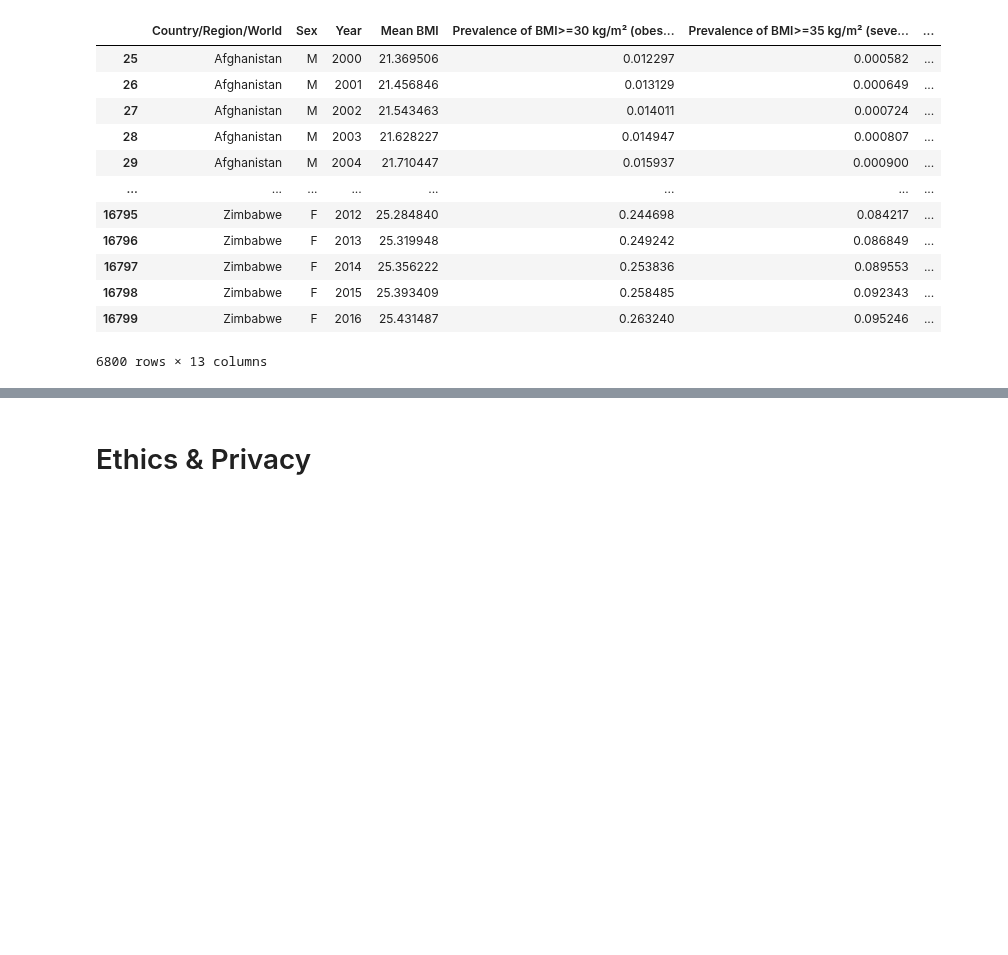
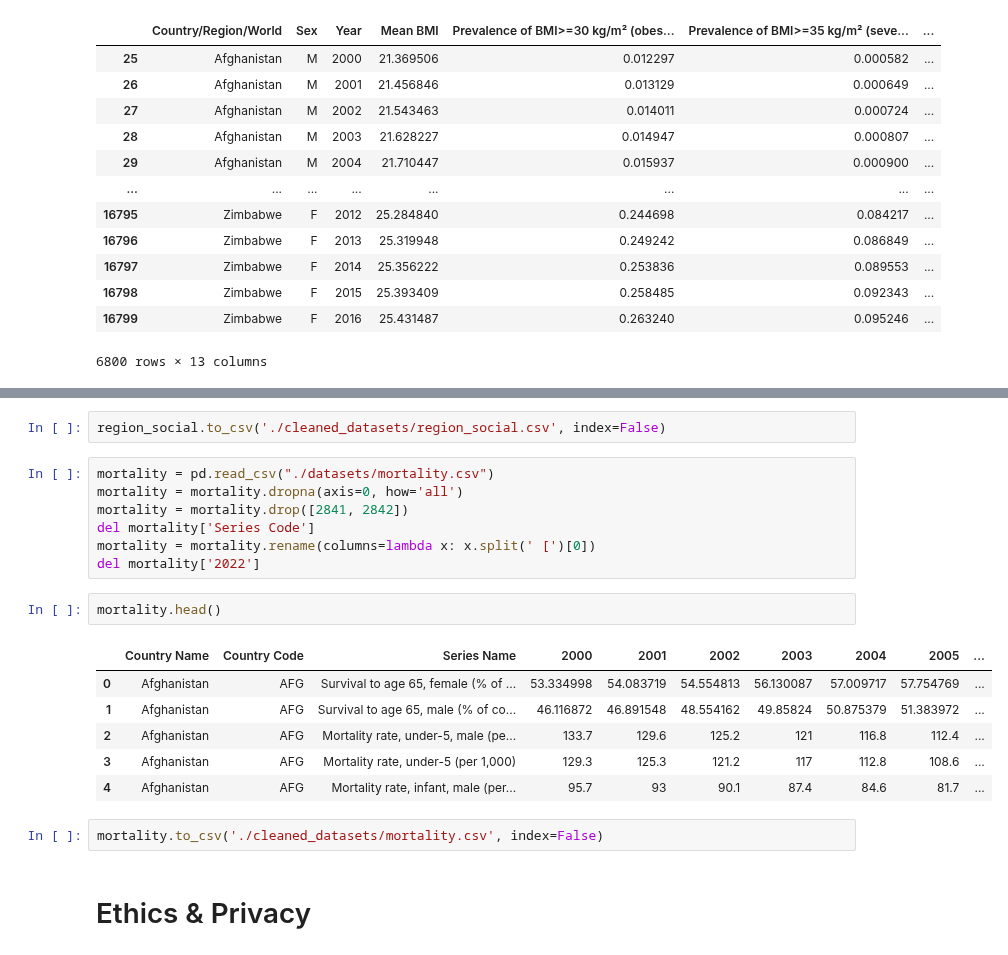
Before and after one commit to COGS108/Group074_WI24, a Jupyter notebook: DataCheckpoint_Group074_WI24_Verson_1.ipynb, the cells around one changed output, grey strips where cells are left out. Cells and saved outputs as stored; diff of their text form; blank space fills up the shorter version.

```diff
--- a/DataCheckpoint_Group074_WI24_Verson_1.ipynb
+++ b/DataCheckpoint_Group074_WI24_Verson_1.ipynb
@@ -151,3 +281,23 @@ bmi.to_csv('./datasets/bim_country_clean.csv', index=False)
+# %%
+region_social.to_csv('./cleaned_datasets/region_social.csv', index=False)
+# %%
+mortality = pd.read_csv("./datasets/mortality.csv")
+mortality = mortality.dropna(axis=0, how='all')
+mortality = mortality.drop([2841, 2842])
+del mortality['Series Code']
+mortality = mortality.rename(columns=lambda x: x.split(' [')[0])
+del mortality['2022']
+# %%
+mortality.head()
+# %% [output]
+|  | Country Name | Country Code | Series Name | 2000 | 2001 | 2002 | 2003 | 2004 | 2005 | ... |
+| 0 | Afghanistan | AFG | Survival to age 65, female (% of ... | 53.334998 | 54.083719 | 54.554813 | 56.130087 | 57.009717 | 57.754769 | ... |
+| 1 | Afghanistan | AFG | Survival to age 65, male (% of co... | 46.116872 | 46.891548 | 48.554162 | 49.85824 | 50.875379 | 51.383972 | ... |
+| 2 | Afghanistan | AFG | Mortality rate, under-5, male (pe... | 133.7 | 129.6 | 125.2 | 121 | 116.8 | 112.4 | ... |
+| 3 | Afghanistan | AFG | Mortality rate, under-5 (per 1,000) | 129.3 | 125.3 | 121.2 | 117 | 112.8 | 108.6 | ... |
+| 4 | Afghanistan | AFG | Mortality rate, infant, male (per... | 95.7 | 93 | 90.1 | 87.4 | 84.6 | 81.7 | ... |
+# %%
+mortality.to_csv('./cleaned_datasets/mortality.csv', index=False)
 # %% [markdown]
 
 
```
Also changed, not shown: parts of 16 cells of this notebook, 6 other files.
